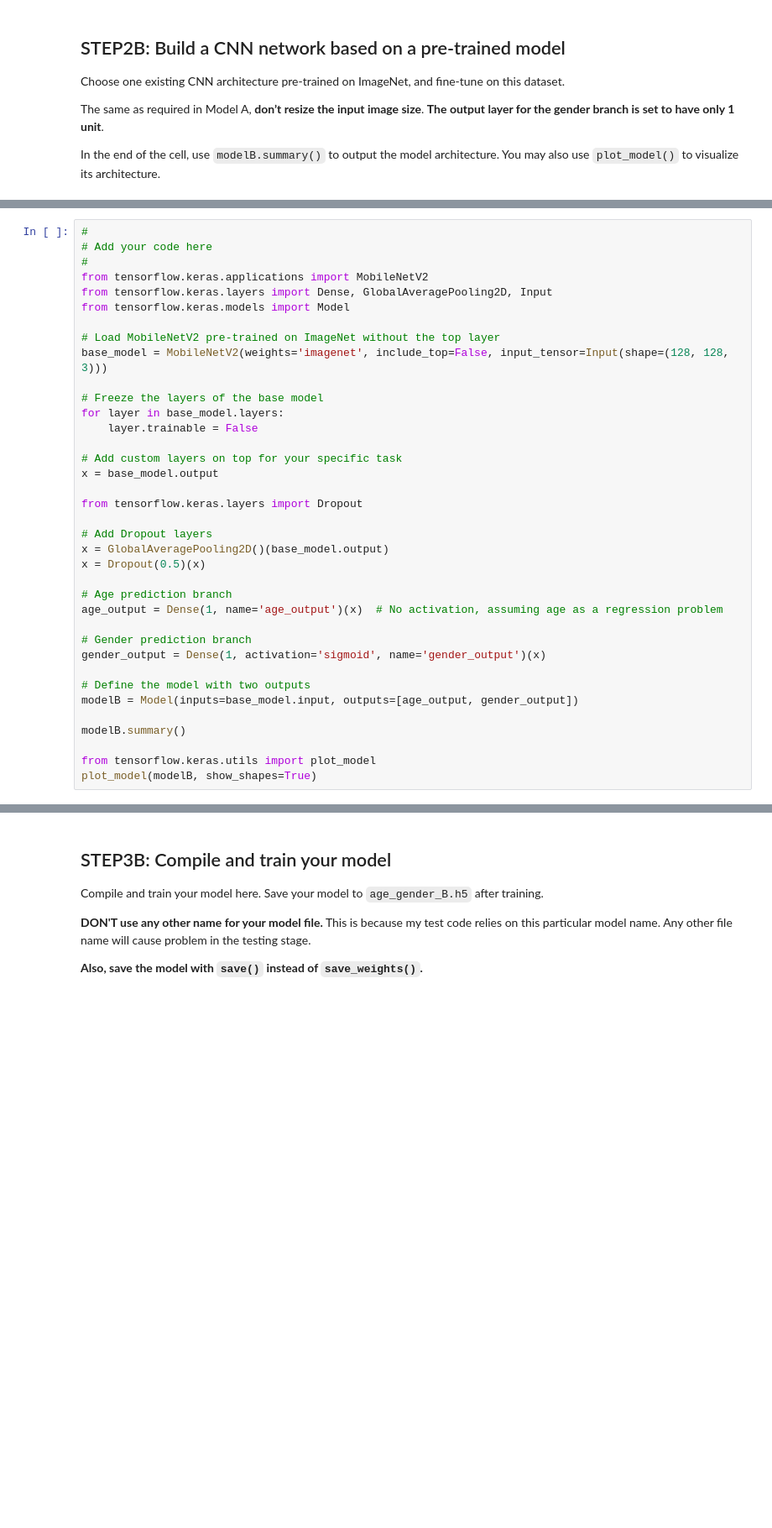
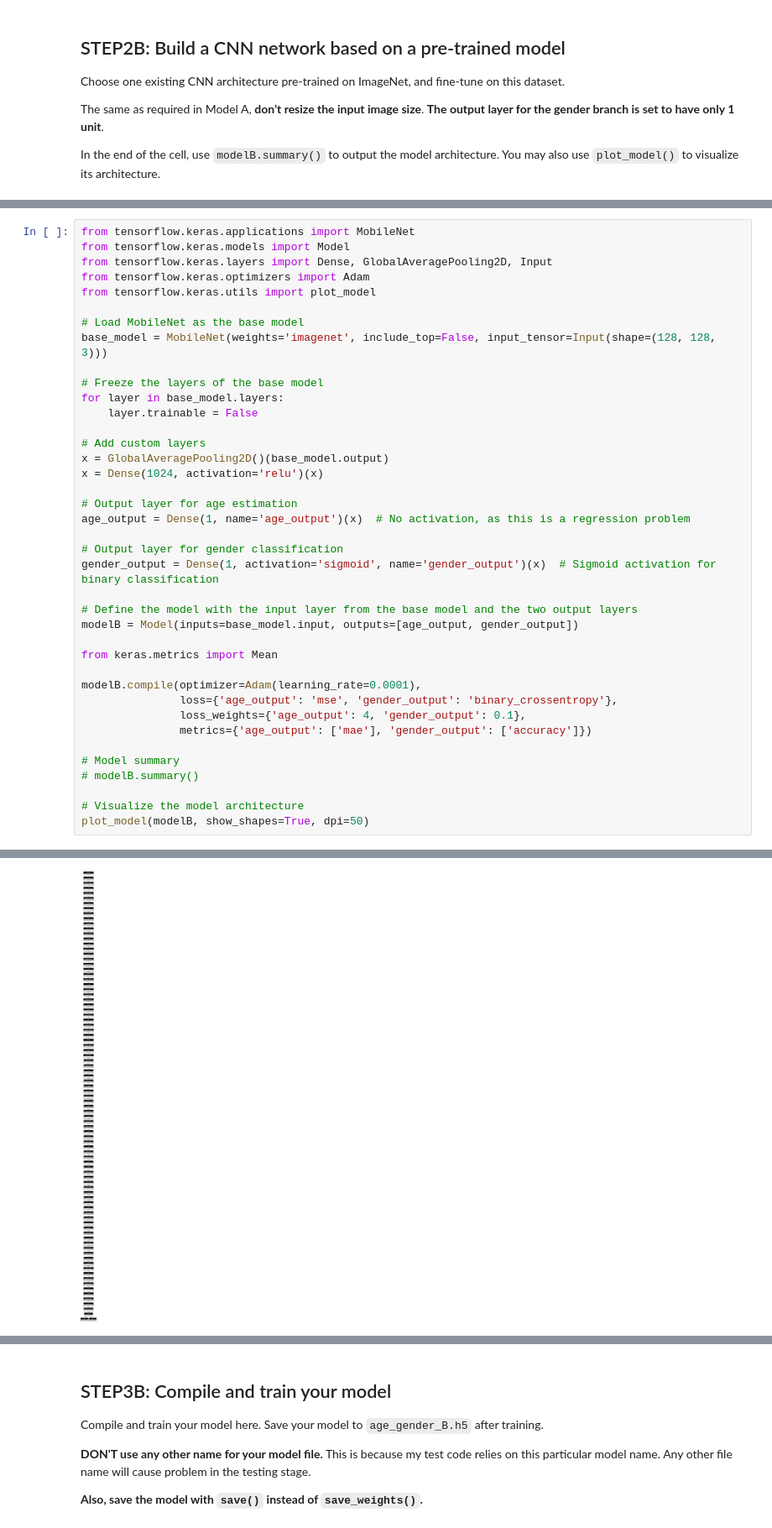
Before and after one commit to arnau01/CM50268-CW1, a Jupyter notebook: age_gender_submit.ipynb, the cells around one changed output, grey strips where cells are left out. Shown at 84% size. Drawn from its saved outputs; the diff is of its cells as text; blank space fills up the shorter version.

```diff
--- a/age_gender_submit.ipynb
+++ b/age_gender_submit.ipynb
@@ -346,38 +672,40 @@ In the end of the cell, use `modelB.summary()` to output the model architecture.
 # %%
-#
-# Add your code here
-#
-from tensorflow.keras.applications import MobileNetV2
+from tensorflow.keras.applications import MobileNet
+from tensorflow.keras.models import Model
 from tensorflow.keras.layers import Dense, GlobalAveragePooling2D, Input
-from tensorflow.keras.models import Model
+from tensorflow.keras.optimizers import Adam
+from tensorflow.keras.utils import plot_model
 
-# Load MobileNetV2 pre-trained on ImageNet without the top layer
-base_model = MobileNetV2(weights='imagenet', include_top=False, input_tensor=Input(shape=(128, 128, 3)))
+# Load MobileNet as the base model
+base_model = MobileNet(weights='imagenet', include_top=False, input_tensor=Input(shape=(128, 128, 3)))
 
 # Freeze the layers of the base model
 for layer in base_model.layers:
     layer.trainable = False
 
-# Add custom layers on top for your specific task
-x = base_model.output
+# Add custom layers
+x = GlobalAveragePooling2D()(base_model.output)
+x = Dense(1024, activation='relu')(x)
 
-from tensorflow.keras.layers import Dropout
+# Output layer for age estimation
+age_output = Dense(1, name='age_output')(x)  # No activation, as this is a regression problem
 
-# Add Dropout layers
-x = GlobalAveragePooling2D()(base_model.output)
-x = Dropout(0.5)(x)
+# Output layer for gender classification
+gender_output = Dense(1, activation='sigmoid', name='gender_output')(x)  # Sigmoid activation for binary classification
 
-# Age prediction branch
-age_output = Dense(1, name='age_output')(x)  # No activation, assuming age as a regression problem
-
-# Gender prediction branch
-gender_output = Dense(1, activation='sigmoid', name='gender_output')(x)
-
-# Define the model with two outputs
+# Define the model with the input layer from the base model and the two output layers
 modelB = Model(inputs=base_model.input, outputs=[age_output, gender_output])
 
-modelB.summary()
+from keras.metrics import Mean
 
-from tensorflow.keras.utils import plot_model
-plot_model(modelB, show_shapes=True)
+modelB.compile(optimizer=Adam(learning_rate=0.0001),
+               loss={'age_output': 'mse', 'gender_output': 'binary_crossentropy'},
+               loss_weights={'age_output': 4, 'gender_output': 0.1},
+               metrics={'age_output': ['mae'], 'gender_output': ['accuracy']})
+
+# Model summary
+# modelB.summary()
+
+# Visualize the model architecture
+plot_model(modelB, show_shapes=True, dpi=50)
 # %% [output]
@@ -405,0 +712 @@ You must install pydot (`pip install pydot`) for `plot_model` to work.
+[figure, added]
```
Also changed, not shown: parts of 31 cells of this notebook, 5 other files.
